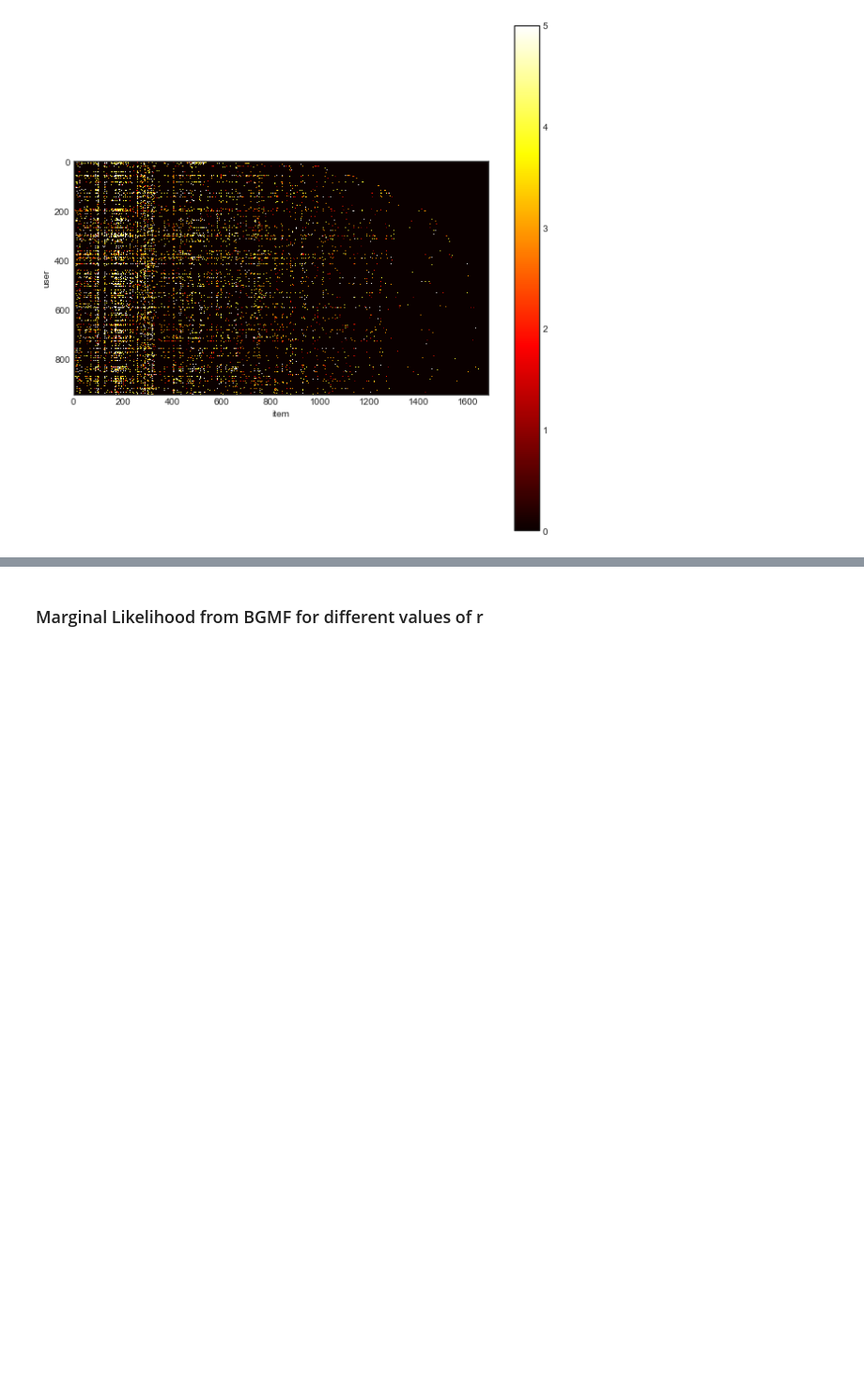
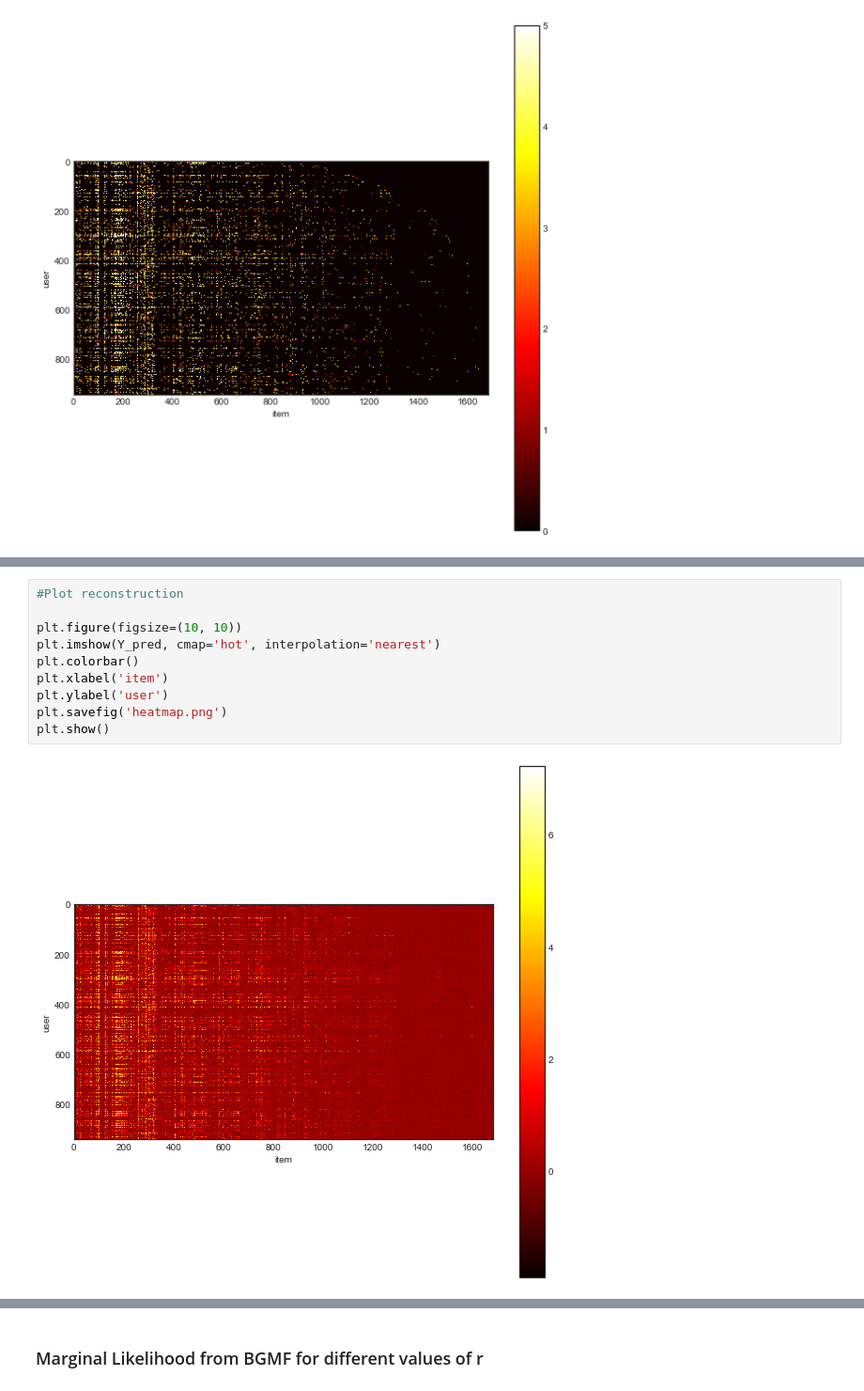
Before and after one commit to T0NY1302/Bayesian-Matrix-Factorisation, a Jupyter notebook: Bayesian_Matrix_Variate_Gaussian_Matrix_Factorisation.ipynb, the cells around one changed output, grey strips where cells are left out. Shown: that part at 94% size. Drawn from its saved outputs; the diff is of its cells as text; blank space fills up the shorter version.

```diff
--- a/Bayesian_Matrix_Variate_Gaussian_Matrix_Factorisation.ipynb
+++ b/Bayesian_Matrix_Variate_Gaussian_Matrix_Factorisation.ipynb
@@ -260,0 +260,12 @@ plt.plot(range(T-burnin), nmse_running)
+# %%
+#Plot reconstruction
+
+plt.figure(figsize=(10, 10))
+plt.imshow(Y_pred, cmap='hot', interpolation='nearest')
+plt.colorbar()
+plt.xlabel('item')
+plt.ylabel('user')
+plt.savefig('heatmap.png')
+plt.show()
+# %% [output]
+[figure, added]
```
Also changed, not shown: parts of 5 cells of this notebook.
